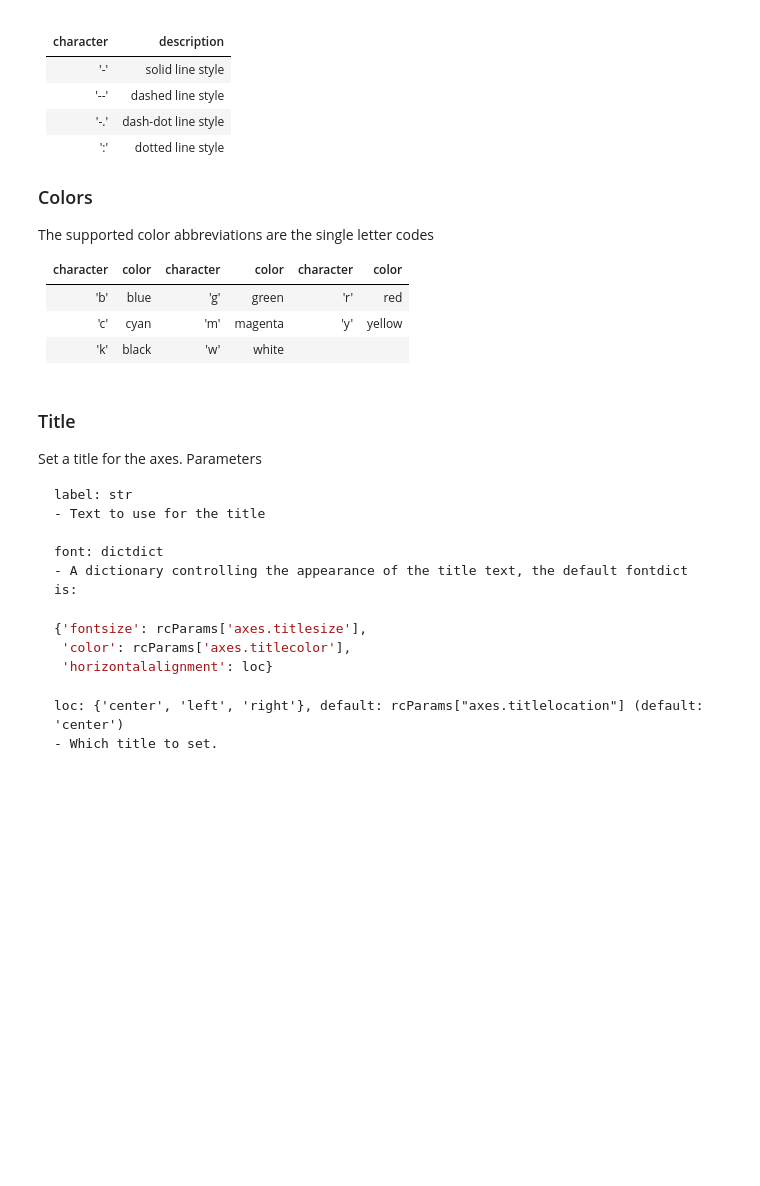
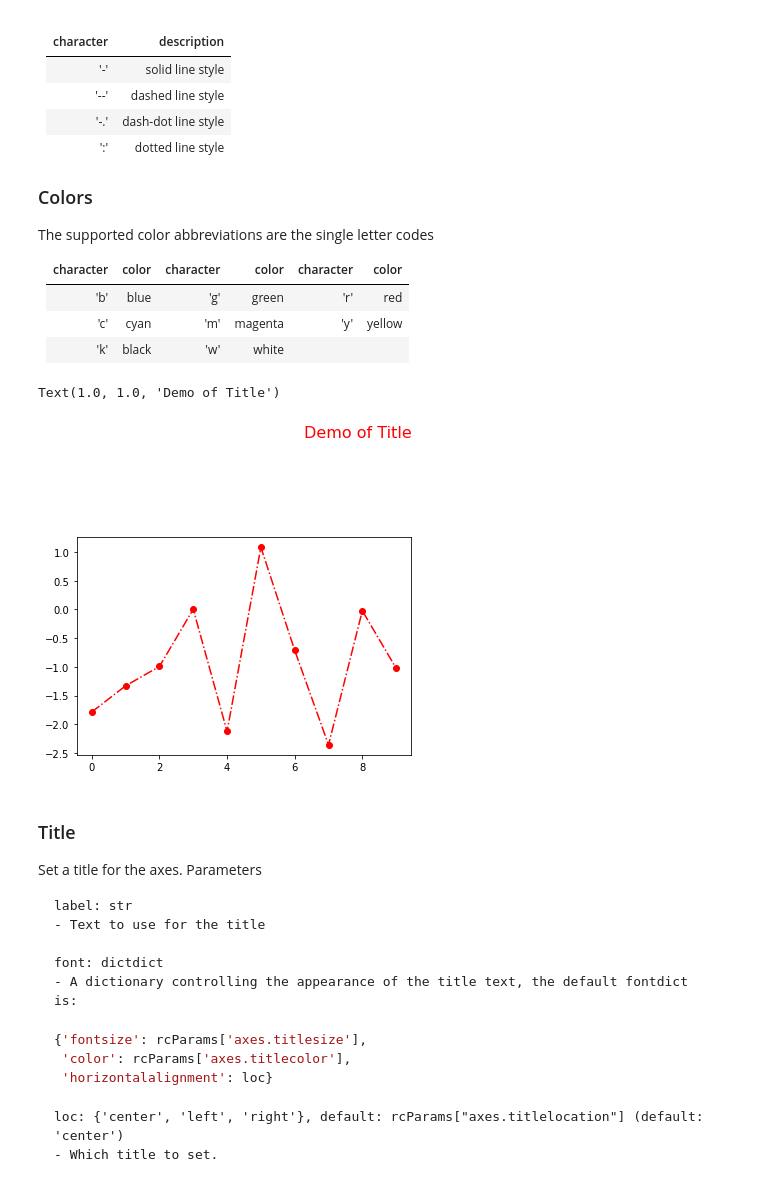
Before and after one commit to drajaysingh9/datasciencecoursera, a Jupyter notebook: Copy_of_[BSE]_Visualization_[Code_along].ipynb, the cells around one changed output. Cells and saved outputs as stored; diff of their text form; code cells hidden in the pictures; blank space fills up the shorter version.

```diff
--- a/Copy_of_[BSE]_Visualization_[Code_along].ipynb
+++ b/Copy_of_[BSE]_Visualization_[Code_along].ipynb
@@ -50,7 +60,10 @@ character | color | character | color | character | color
 'k'	| black | 'w' | white |
 # %%
 plt.plot(np.random.normal(size=10), 'ro-.')
-plt.title("Demo of Title")
+plt.title("Demo of Title", fontsize = 16, color = 'Red', loc = 'right', pad = 100)
+# %% [output]
+Text(1.0, 1.0, 'Demo of Title')
+[figure, added]
 # %% [markdown]
 ### Title
 Set a title for the axes.
```
Also changed, not shown: parts of 53 cells of this notebook.
